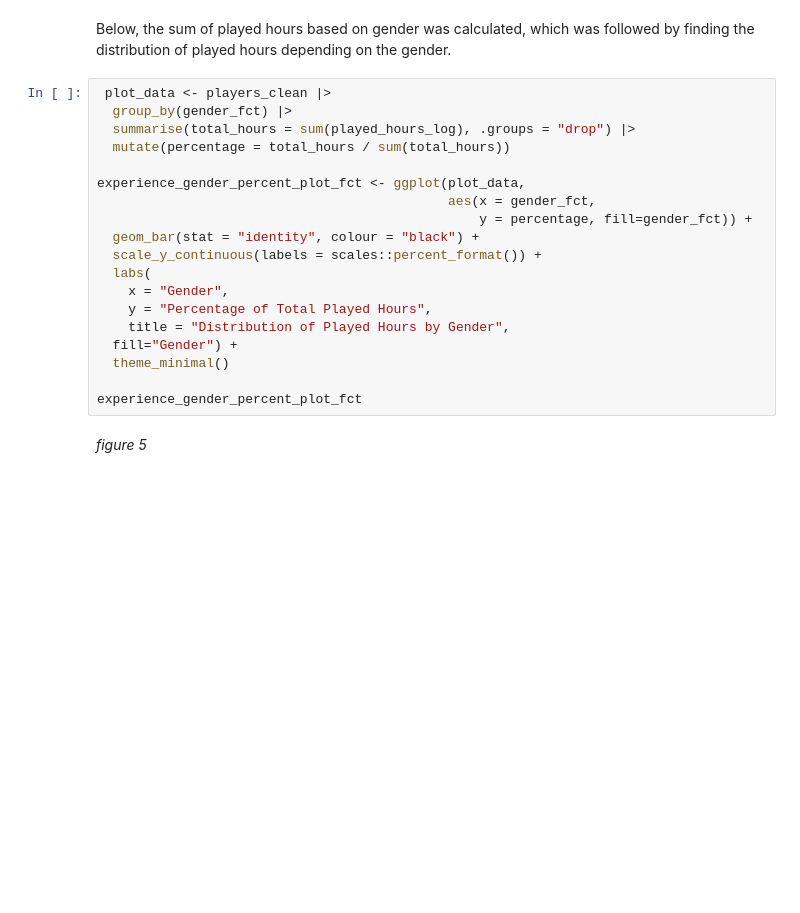
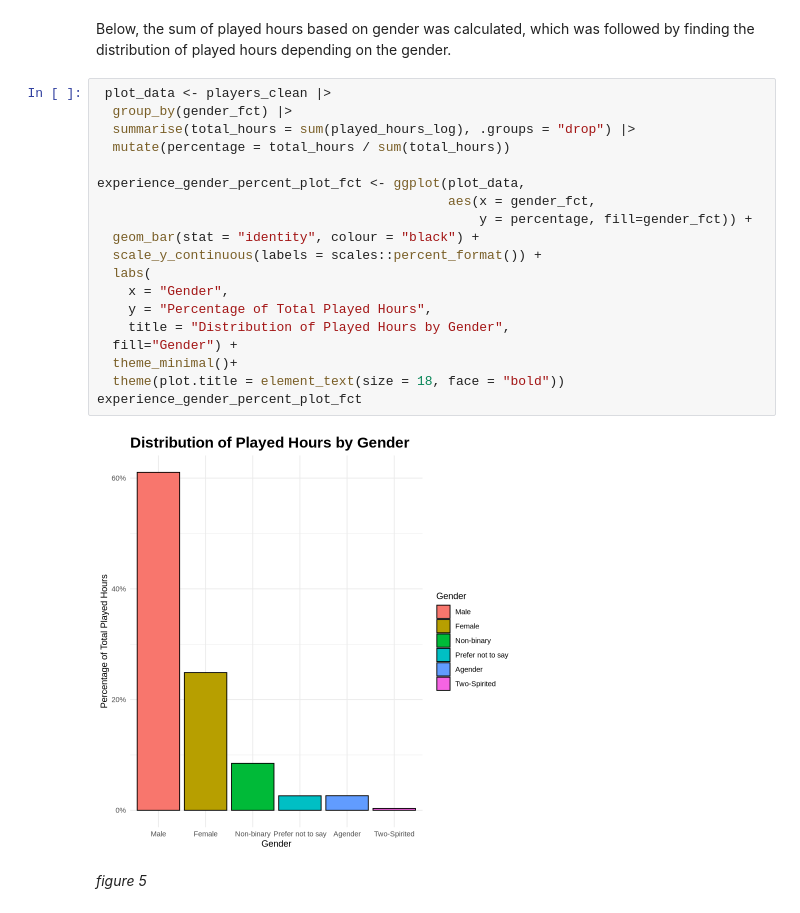
Before and after one commit to thaviship/dsci-group-project, a Jupyter notebook: methods_finalized.ipynb, the cells around one changed output. Drawn from its saved outputs; the diff is of its cells as text; blank space fills up the shorter version.

```diff
--- a/methods_finalized.ipynb
+++ b/methods_finalized.ipynb
@@ -210,22 +196,24 @@ Below, the sum of played hours based on gender was calculated, which was followe
 # %%
  plot_data <- players_clean |>
   group_by(gender_fct) |>
   summarise(total_hours = sum(played_hours_log), .groups = "drop") |>
   mutate(percentage = total_hours / sum(total_hours))
 
 experience_gender_percent_plot_fct <- ggplot(plot_data,
                                              aes(x = gender_fct,
                                                  y = percentage, fill=gender_fct)) +
   geom_bar(stat = "identity", colour = "black") +
   scale_y_continuous(labels = scales::percent_format()) +
   labs(
     x = "Gender",
     y = "Percentage of Total Played Hours",
     title = "Distribution of Played Hours by Gender",
   fill="Gender") +
-  theme_minimal()
-
+  theme_minimal()+
+  theme(plot.title = element_text(size = 18, face = "bold"))
 experience_gender_percent_plot_fct
+# %% [output]
+[figure, added]
 # %% [markdown]
 *figure 5*
 # %% [markdown]
```
Also changed, not shown: parts of 11 cells of this notebook.
